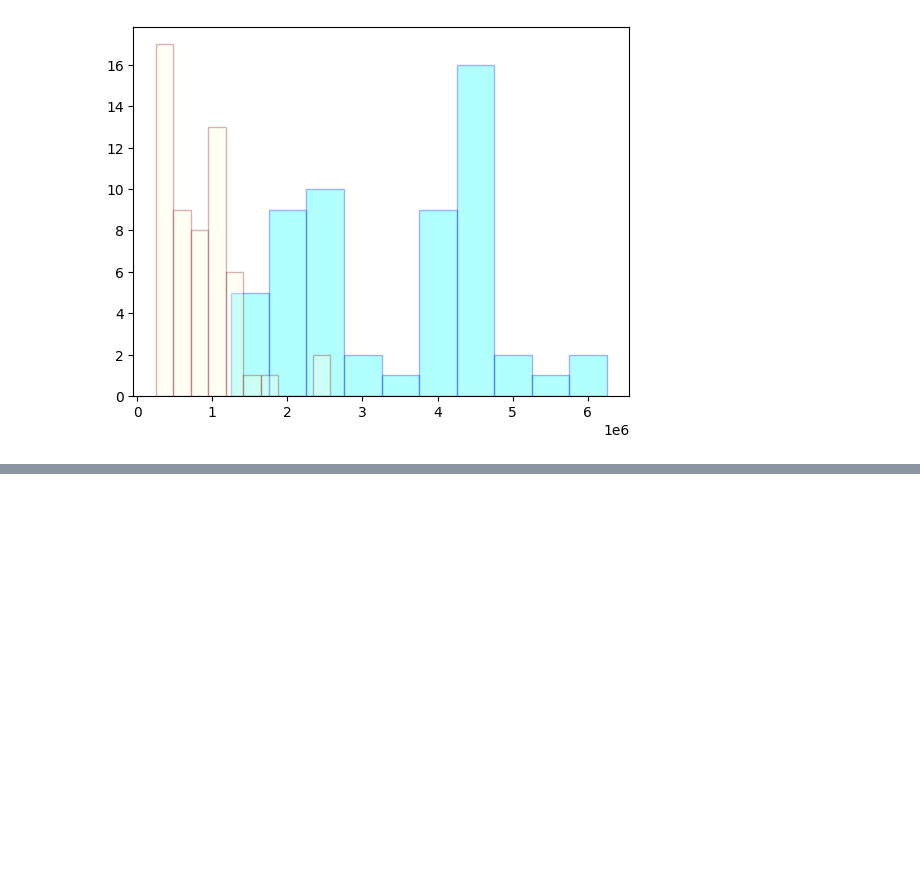
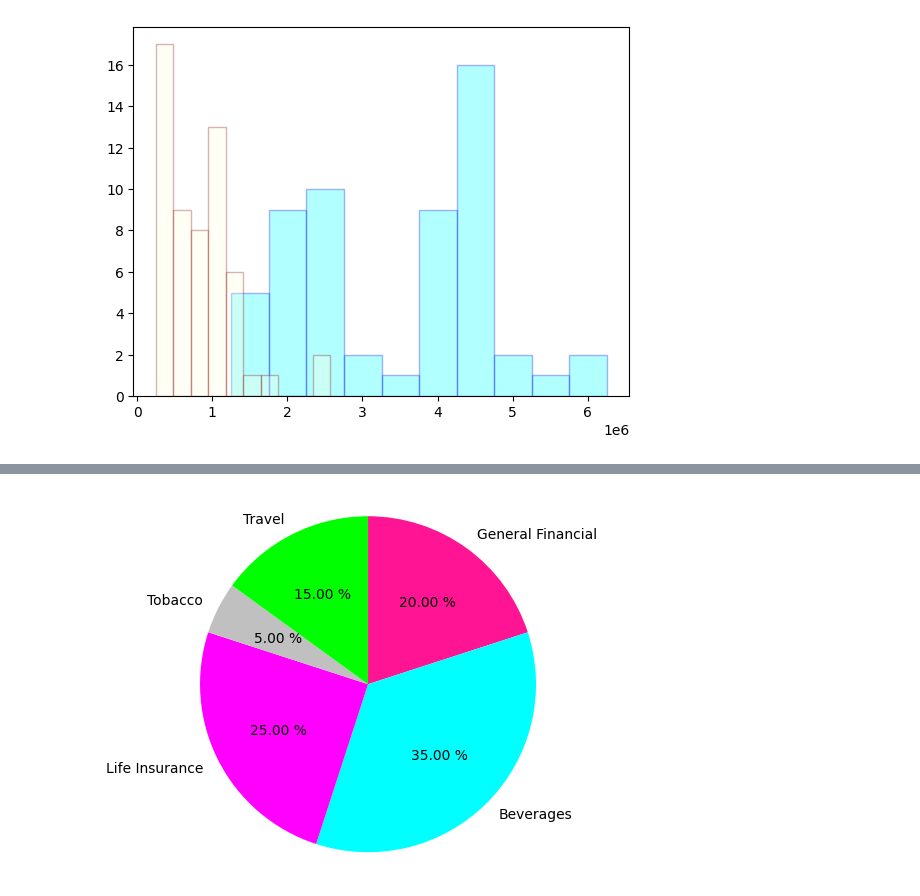
Before and after one commit to jmw-fr/Python, a Jupyter notebook: matplot/module3.ipynb, the cells around one changed output, grey strips where cells are left out. Saved outputs shown, nothing was run; the diff lists cells and outputs as text; code cells hidden in the pictures; blank space fills up the shorter version.

```diff
--- a/matplot/module3.ipynb
+++ b/matplot/module3.ipynb
@@ -267,0 +294,13 @@ plt.hist(np_data['BryceCanyon'],
+# %%
+plt.pie(data['Percentage'],
+        labels=data['Sector'],  # type: ignore
+        colors=colors,
+        autopct='%.2f %%',
+        startangle=90,
+        counterclock=False)
+
+plt.axis('equal')
+
+colors = ['deeppink', 'aqua', 'magenta', 'silver','lime']
+# %% [output]
+[figure, added]
```
Also changed, not shown: parts of 15 cells of this notebook.
